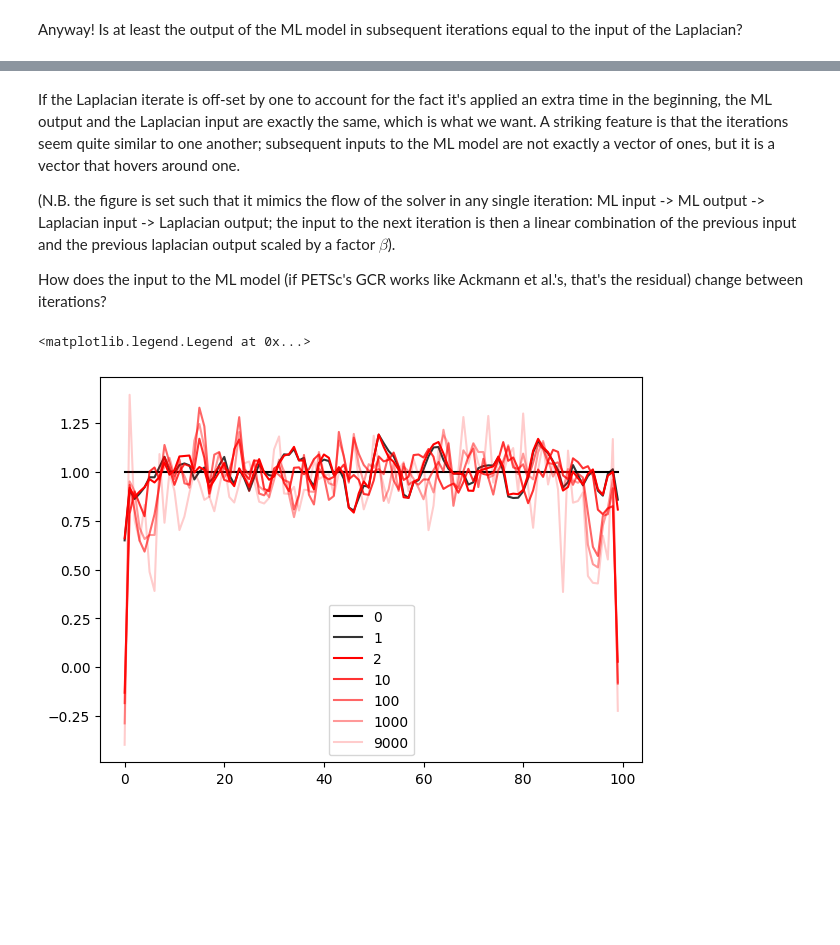
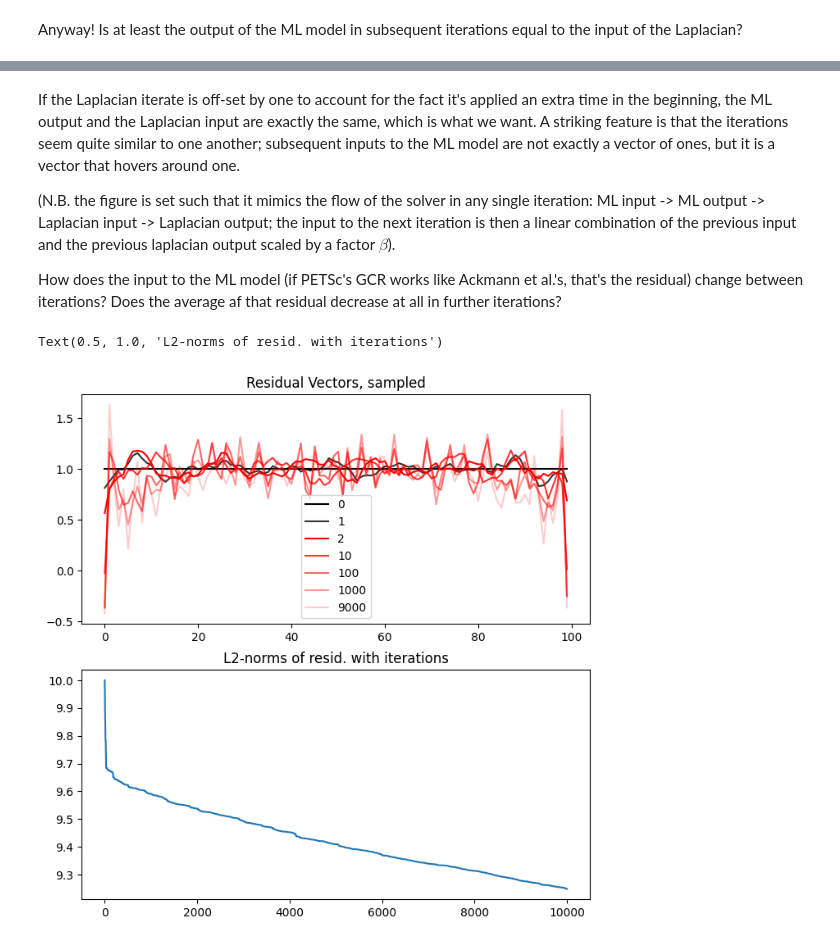
Before and after one commit to benni-bu/gusto, a Jupyter notebook: learning/testnb.ipynb, the cells around one changed output, grey strips where cells are left out. Saved outputs shown, nothing was run; the diff lists cells and outputs as text; code cells hidden in the pictures; blank space fills up the shorter version.

Commit message:
add linear model. Implement pth GCR in testnb for debugging.

```diff
--- a/learning/testnb.ipynb
+++ b/learning/testnb.ipynb
@@ -220,10 +237,11 @@ From Ackmann et al. (2020), we expect GCR to work like this (where the system to
 Wo we expect the first input to the laplacian to be some first guess (maybe just zeros) and the first input to the ML model the result of that guess minus the RHS. For reference, the RHS used for this run is just a vector of ones.
 # %%
 datadir = '/Users/GUSTO/data/debug/'
-ml_invecs = np.loadtxt(datadir + 'ml_invecs.txt', delimiter=',')
-ml_outvecs = np.loadtxt(datadir + 'ml_outvecs.txt', delimiter=',')
-lapl_invecs = np.loadtxt(datadir + 'lapl_invecs.txt', delimiter=',')
-lapl_outvecs = np.loadtxt(datadir + 'lapl_outvecs.txt', delimiter=',')
+exp = 'ml_dense/'
+ml_invecs = np.loadtxt(datadir + exp + 'prec_invecs.txt', delimiter=',')
+ml_outvecs = np.loadtxt(datadir + exp + 'prec_outvecs.txt', delimiter=',')
+lapl_invecs = np.loadtxt(datadir + exp + 'lapl_invecs.txt', delimiter=',')
+lapl_outvecs = np.loadtxt(datadir + exp + 'lapl_outvecs.txt', delimiter=',')
 # %% [markdown]
 As a sanity check, let's see what length the datasets have. We expect that at each iteration, the ML model does one inference on the residual, the output of which is then passed to the Laplacian, and that result should be used several times at that iterate (does not need to be recomputed). In addition, the Laplacian is applied once in the beginning to compute the initial residual. We therefore expect the laplacian files to be exactly one entry longer than the ML precon files.
 # %%
@@ -284,16 +302,27 @@ If the Laplacian iterate is off-set by one to account for the fact it's applied
 
 (N.B. the figure is set such that it mimics the flow of the solver in any single iteration: ML input -> ML output -> Laplacian input -> Laplacian output; the input to the next iteration is then a linear combination of the previous input and the previous laplacian output scaled by a factor $\beta$).
 
-How does the input to the ML model (if PETSc's GCR works like Ackmann et al.'s, that's the residual) change between iterations?
+How does the input to the ML model (if PETSc's GCR works like Ackmann et al.'s, that's the residual) change between iterations? Does the average af that residual decrease at all in further iterations?
 # %%
-plt.plot(ml_invecs[0], color = 'black', label = '0')
-plt.plot(ml_invecs[1], color = 'black', alpha = 0.8, label = '1')
-plt.plot(ml_invecs[2], color = 'red', label = '2')
-plt.plot(ml_invecs[10], color = 'red', alpha = 0.8, label = '10')
-plt.plot(ml_invecs[100], color = 'red', alpha = 0.6, label = '100')
-plt.plot(ml_invecs[1000], color = 'red', alpha = 0.4, label = '1000')
-plt.plot(ml_invecs[9000], color = 'red', alpha = 0.2, label = '9000')
-plt.legend()
+fig, ax = plt.subplots(2,1, figsize = (8, 8))
+
+ax[0].plot(ml_invecs[0], color = 'black', label = '0')
+ax[0].plot(ml_invecs[1], color = 'black', alpha = 0.8, label = '1')
+ax[0].plot(ml_invecs[2], color = 'red', label = '2')
+ax[0].plot(ml_invecs[10], color = 'red', alpha = 0.8, label = '10')
+ax[0].plot(ml_invecs[100], color = 'red', alpha = 0.6, label = '100')
+ax[0].plot(ml_invecs[1000], color = 'red', alpha = 0.4, label = '1000')
+ax[0].plot(ml_invecs[9000], color = 'red', alpha = 0.2, label = '9000')
+ax[0].set_title('Residual Vectors, sampled')
+ax[0].legend()
+
+#compute L2-norms for all residuals
+L2_mlinvecs = np.zeros(10000)
+for i in range(10000):
+    L2_mlinvecs[i] = np.linalg.norm(ml_invecs[i])
+
+ax[1].plot(L2_mlinvecs)
+ax[1].set_title('L2-norms of resid. with iterations')
 # %% [output]
-<matplotlib.legend.Legend at 0x...>
+Text(0.5, 1.0, 'L2-norms of resid. with iterations')
-[figure, old version]
+[figure, new version]
```
Also changed, not shown: parts of 29 cells of this notebook, 5 other files.
